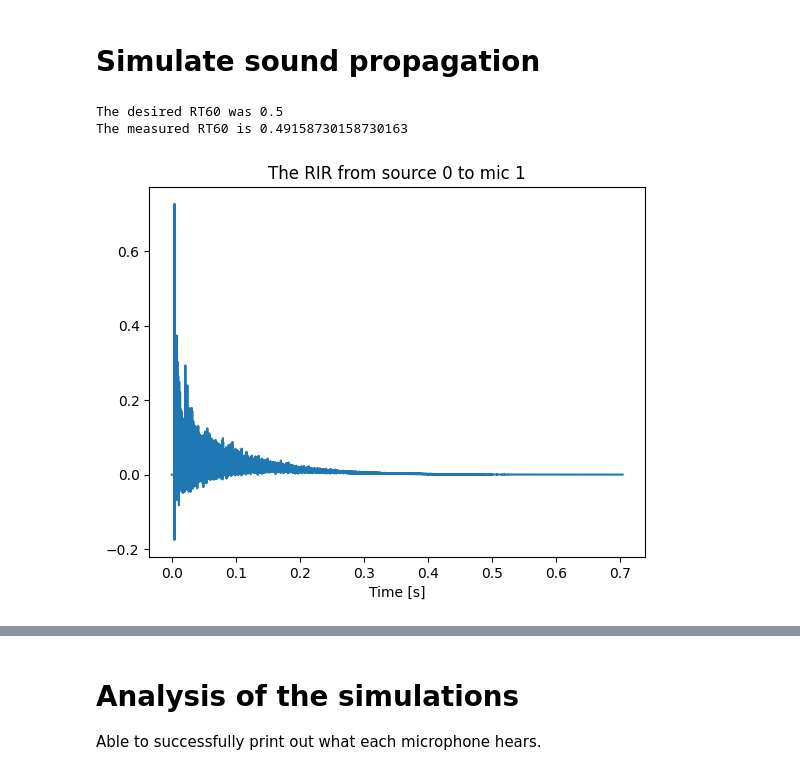
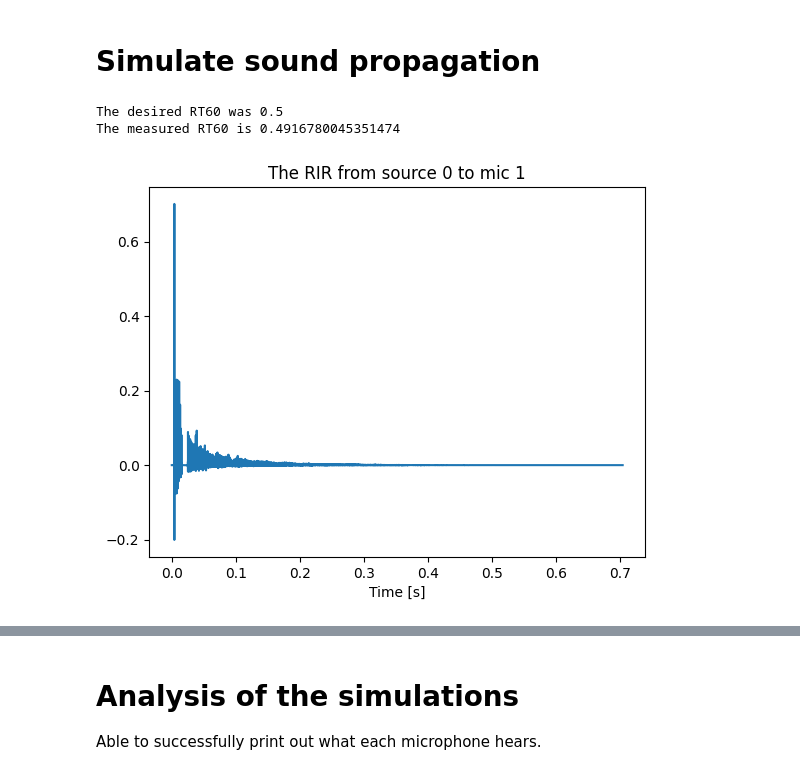
Before and after one commit to tjunjet/room-acoustics-simulator, a Jupyter notebook: simulator.ipynb, the cells around one changed output, grey strips where cells are left out. Cells and saved outputs as stored; diff of their text form; code cells hidden in the pictures.

```diff
--- a/simulator.ipynb
+++ b/simulator.ipynb
@@ -14,14 +14,16 @@ from pydub import AudioSegment
 
 Inverse Sabine's Formula:
 # %%
-# file_path = 'sounds/A440.wav'
-file_path = 'sounds/timer.wav'
+file_path = 'sounds/A440.wav'
+# file_path = 'sounds/timer.wav'
 # file_path = 'sounds/sweep.wav'
+# file_path = 'sounds/believer.wav'
 
 # import a mono wavfile as the source signal
 # the sampling frequency should match that of the room
 from scipy.io import wavfile
 
+# Function to convert a stereo file to a mono file
 def stereo_to_mono_array(file_path):
     # Load stereo audio file
     audio = AudioSegment.from_wav(file_path)
@@ -34,10 +36,9 @@ def stereo_to_mono_array(file_path):
 
 stereo_to_mono_array(file_path)
 fs, audio = wavfile.read(f"{file_path}_mono.wav")
-print(audio)
 # The desired reverberation time and dimensions of the room
 rt60_tgt = 0.5   # seconds
-room_dim = [3, 3, 3]  # meters
+room_dim = [6, 6, 6]  # meters
 L = 1.28     # Distance between microphones (meters)
 mic_h = 1    # Assume microphone is 1m from the ground
 
@@ -49,8 +50,3 @@ room = pra.ShoeBox(
     room_dim, fs=fs, materials=pra.Material(e_absorption), max_order=max_order,
     use_rand_ism = True, max_rand_disp = 0.05
 )
-
-# # Assume a room without any sort of absorption
-# room = pra.ShoeBox(
-#     room_dim, fs=fs,
-# )
@@ -130,63 +126,63 @@ plt.show()
 # %%
 # measure the reverberation time
 rt60 = room.measure_rt60()
 print("The desired RT60 was {}".format(rt60_tgt))
 print("The measured RT60 is {}".format(rt60[1, 0]))
 
 # Create a plot
 plt.figure()
 
 # plot one of the RIR. both can also be plotted using room.plot_rir()
 rir_1_0 = room.rir[1][0]
 # plt.subplot(5, 1, 1)
 plt.plot(np.arange(len(rir_1_0)) / room.fs, rir_1_0)
 plt.title("The RIR from source 0 to mic 1")
 plt.xlabel("Time [s]")
 plt.show()
 
 # Plotting individual signals
 
 start = 10000
 end = 12000
 
 print(room.mic_array.signals)
 
 # plot signal at microphone 1
-# mic_1_signal = room.mic_array.signals[0, :]
-# mic_1_signal = mic_1_signal[start:end]# Shorten the signal
-# # plt.subplot(5, 1, 2)
-# plt.plot(mic_1_signal)
-# plt.title("Microphone 1 signal")
-# plt.xlabel("Time [s]")
-# plt.show()
+mic_1_signal = room.mic_array.signals[0, :]
+mic_1_signal_shortened = mic_1_signal[start:end]# Shorten the signal
+# plt.subplot(5, 1, 2)
+plt.plot(mic_1_signal)
+plt.title("Microphone 1 signal")
+plt.xlabel("Time [s]")
+plt.show()
 
-# # plot signal at microphone 2
-# mic_2_signal = room.mic_array.signals[1, :]
-# mic_2_signal = mic_2_signal[start:end]# Shorten the signal
-# # plt.subplot(5, 1, 3)
-# plt.plot(mic_2_signal, color='red')
-# plt.title("Microphone 2 signal")
-# plt.xlabel("Time [s]")
-# plt.show()
+# plot signal at microphone 2
+mic_2_signal = room.mic_array.signals[1, :]
+mic_2_signal_shortened = mic_2_signal[start:end]# Shorten the signal
+# plt.subplot(5, 1, 3)
+plt.plot(mic_2_signal, color='red')
+plt.title("Microphone 2 signal")
+plt.xlabel("Time [s]")
+plt.show()
 
-# # plot signal at microphone 2
-# mic_3_signal = room.mic_array.signals[2, :]
-# mic_3_signal = mic_3_signal[start:end]# Shorten the signal
-# # plt.subplot(5, 1, 4)
-# plt.plot(mic_3_signal, color='green')
-# plt.title("Microphone 3 signal")
-# plt.xlabel("Time [s]")
-# plt.show()
+# plot signal at microphone 2
+mic_3_signal = room.mic_array.signals[2, :]
+mic_3_signal_shortened = mic_3_signal[start:end]# Shorten the signal
+# plt.subplot(5, 1, 4)
+plt.plot(mic_3_signal, color='green')
+plt.title("Microphone 3 signal")
+plt.xlabel("Time [s]")
+plt.show()
 
-# # plot signal at microphone 2
-# gt_signal = room.mic_array.signals[3, :]
-# gt_signal = gt_signal[start:end]# Shorten the signal
-# # plt.subplot(5, 1, 5)
-# plt.plot(mic_3_signal, color='orange')
-# plt.title("Ground Truth signal")
-# plt.xlabel("Time [s]")
-# plt.show()
+# plot signal at microphone 2
+mic_gt_signal = room.mic_array.signals[3, :]
+mic_gt_signal_shortened = mic_gt_signal[start:end]# Shorten the signal
+# plt.subplot(5, 1, 5)
+plt.plot(mic_gt_signal, color='orange')
+plt.title("Ground Truth signal")
+plt.xlabel("Time [s]")
+plt.show()
 # %% [output]
 The desired RT60 was 0.5
-The measured RT60 is 0.49158730158730163
+The measured RT60 is 0.4916780045351474
-[figure, old version]
+[figure, new version]
```
Also changed, not shown: parts of 14 cells of this notebook, 8 other files.
